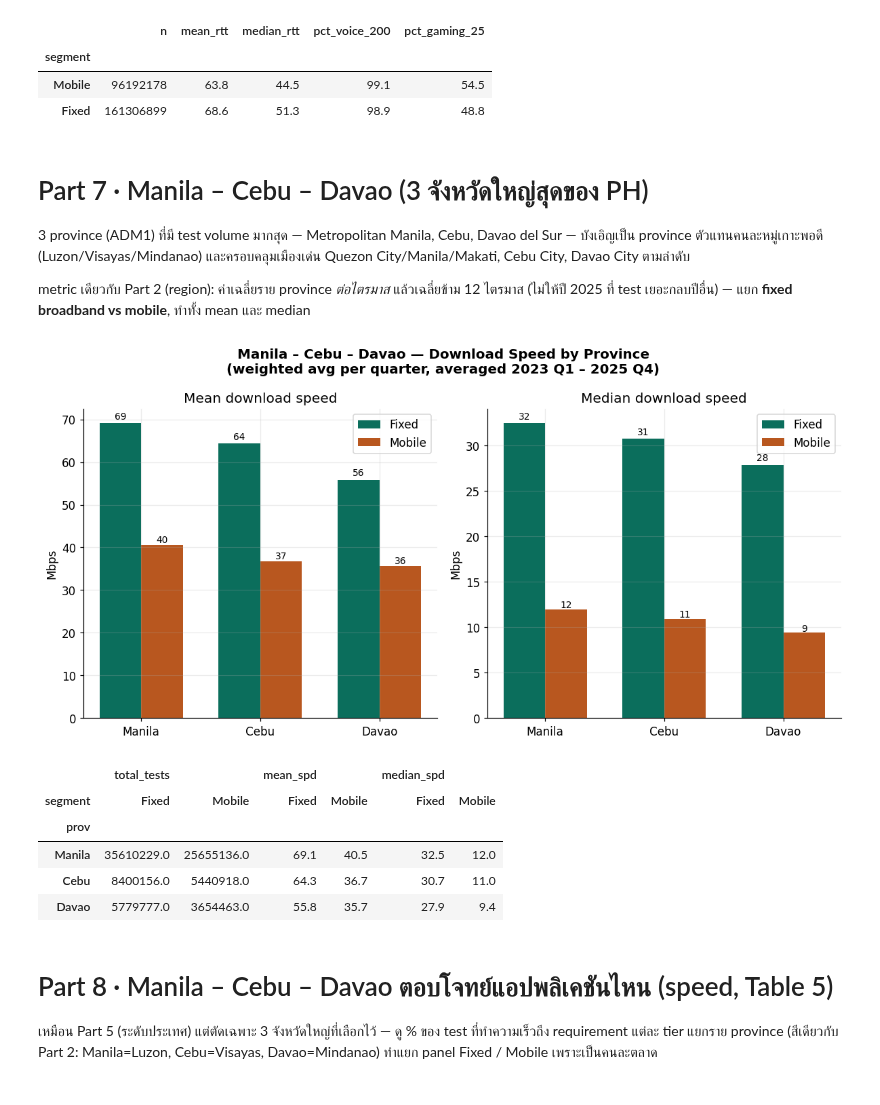
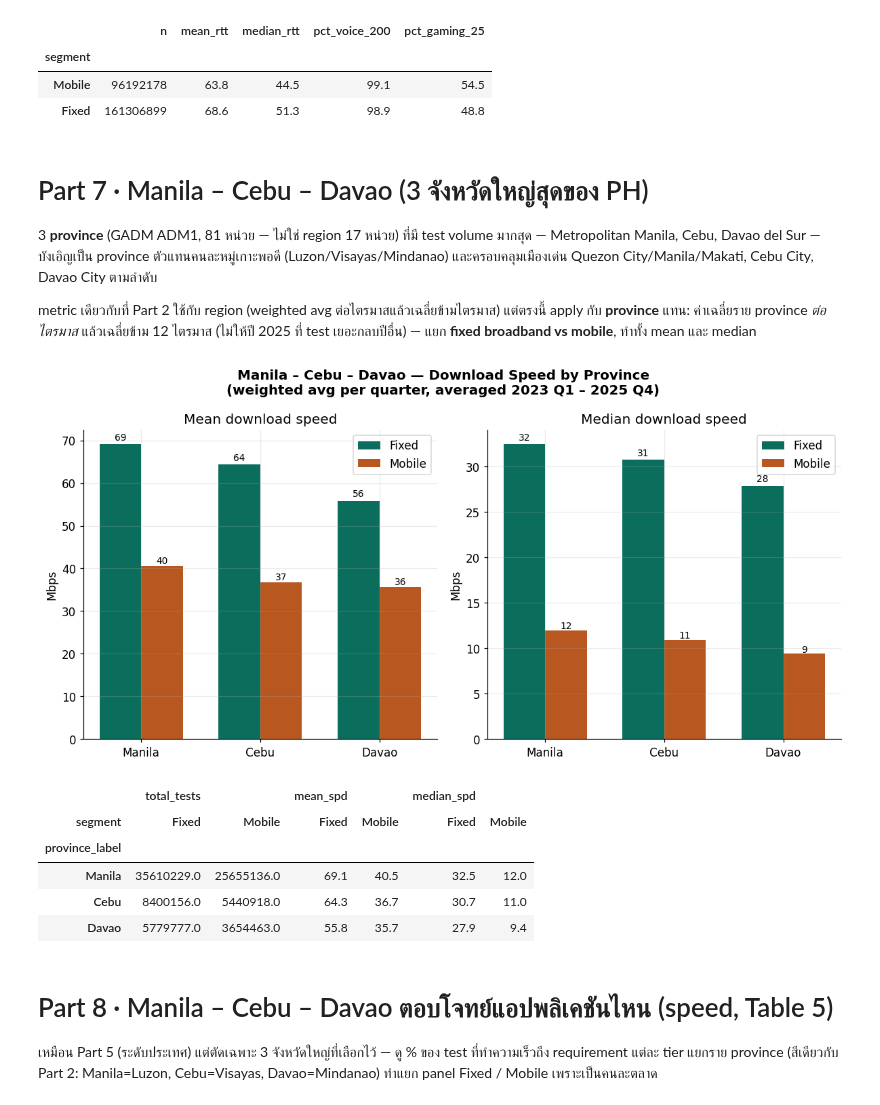
Before and after one commit to chissanupun/thailand-broadband-analysis, a Jupyter notebook: notebooks/ndt7/ph/ndt7_ph_paper.ipynb, the cells around one changed output. Drawn from its saved outputs; the diff is of its cells as text; code cells hidden in the pictures.

Commit message:
Fixed Columns issue PH

```diff
--- a/notebooks/ndt7/ph/ndt7_ph_paper.ipynb
+++ b/notebooks/ndt7/ph/ndt7_ph_paper.ipynb
@@ -433,12 +435,13 @@ rtt_pass[['n', 'mean_rtt', 'median_rtt'] + lat_cols].round(1)
 # %% [markdown]
 # Part 7 · Manila – Cebu – Davao (3 จังหวัดใหญ่สุดของ PH)
 
-3 province (ADM1) ที่มี test volume มากสุด — Metropolitan Manila, Cebu, Davao del Sur — บังเอิญเป็น
-province ตัวแทนคนละหมู่เกาะพอดี (Luzon/Visayas/Mindanao) และครอบคลุมเมืองเด่น Quezon City/Manila/Makati,
-Cebu City, Davao City ตามลำดับ
+3 **province** (GADM ADM1, 81 หน่วย — ไม่ใช่ region 17 หน่วย) ที่มี test volume มากสุด — Metropolitan Manila,
+Cebu, Davao del Sur — บังเอิญเป็น province ตัวแทนคนละหมู่เกาะพอดี (Luzon/Visayas/Mindanao) และครอบคลุมเมืองเด่น
+Quezon City/Manila/Makati, Cebu City, Davao City ตามลำดับ
 
-metric เดียวกับ Part 2 (region): ค่าเฉลี่ยราย province *ต่อไตรมาส* แล้วเฉลี่ยข้าม 12 ไตรมาส (ไม่ให้ปี 2025
-ที่ test เยอะกลบปีอื่น) — แยก **fixed broadband vs mobile**, ทำทั้ง mean และ median
+metric เดียวกับที่ Part 2 ใช้กับ region (weighted avg ต่อไตรมาสแล้วเฉลี่ยข้ามไตรมาส) แต่ตรงนี้ apply กับ
+**province** แทน: ค่าเฉลี่ยราย province *ต่อไตรมาส* แล้วเฉลี่ยข้าม 12 ไตรมาส (ไม่ให้ปี 2025 ที่ test เยอะกลบปีอื่น)
+— แยก **fixed broadband vs mobile**, ทำทั้ง mean และ median
 # %%
 BIG3 = {'MetropolitanManila': 'Manila', 'Cebu': 'Cebu', 'DavaodelSur': 'Davao'}
 big3_order = ['Manila', 'Cebu', 'Davao']
@@ -460,37 +463,39 @@ big3 = q(f"""
            AVG(q_mean)   AS mean_spd,
            AVG(q_median) AS median_spd,
            SUM(q_n)      AS total_tests
     FROM pq GROUP BY 1, 2
 """)
-big3['prov'] = big3['province'].map(BIG3)
+# `province` here already holds the raw GADM ADM1 name (e.g. 'MetropolitanManila'); add a
+# short display label via BIG3 for axis ticks, but keep the printed table on the real name.
+big3['province_label'] = big3['province'].map(BIG3)
 
 fig, (a1, a2) = plt.subplots(1, 2, figsize=(11, 5.5), sharey=False)
 x = np.arange(len(big3_order))
 w = 0.35
 for ax, col, ttl in [(a1, 'mean_spd', 'Mean download speed'), (a2, 'median_spd', 'Median download speed')]:
     for i, (seg, color) in enumerate([('Fixed', C_FIXED), ('Mobile', C_MOBILE)]):
-        d = big3[big3.segment == seg].set_index('prov').reindex(big3_order)
+        d = big3[big3.segment == seg].set_index('province_label').reindex(big3_order)
         ax.bar(x + (i - 0.5) * w, d[col], width=w, color=color, label=seg)
         for xi, v in zip(x + (i - 0.5) * w, d[col]):
             ax.text(xi, v + d[col].max() * 0.015, f'{v:.0f}', ha='center', fontsize=9)
     ax.set_xticks(x)
     ax.set_xticklabels(big3_order)
     ax.set_ylabel('Mbps')
     ax.set_title(ttl)
     ax.legend()
 
 fig.suptitle('Manila – Cebu – Davao — Download Speed by Province\n'
              '(weighted avg per quarter, averaged 2023 Q1 – 2025 Q4)',
              fontsize=13, fontweight='bold')
 fig.tight_layout()
 plt.show()
 
-big3.pivot(index='prov', columns='segment', values=['total_tests', 'mean_spd', 'median_spd']).loc[big3_order].round(1)
+big3.pivot(index='province_label', columns='segment', values=['total_tests', 'mean_spd', 'median_spd']).loc[big3_order].round(1)
 # %% [output]
 [figure]
 |  | total_tests |  | mean_spd |  | median_spd |  |
 | segment | Fixed | Mobile | Fixed | Mobile | Fixed | Mobile |
-| prov |  |  |  |  |  |  |
+| province_label |  |  |  |  |  |  |
 | Manila | 35610229.0 | 25655136.0 | 69.1 | 40.5 | 32.5 | 12.0 |
 | Cebu | 8400156.0 | 5440918.0 | 64.3 | 36.7 | 30.7 | 11.0 |
 | Davao | 5779777.0 | 3654463.0 | 55.8 | 35.7 | 27.9 | 9.4 |
```
Also changed, not shown: parts of 4 cells of this notebook, 1 other file.
